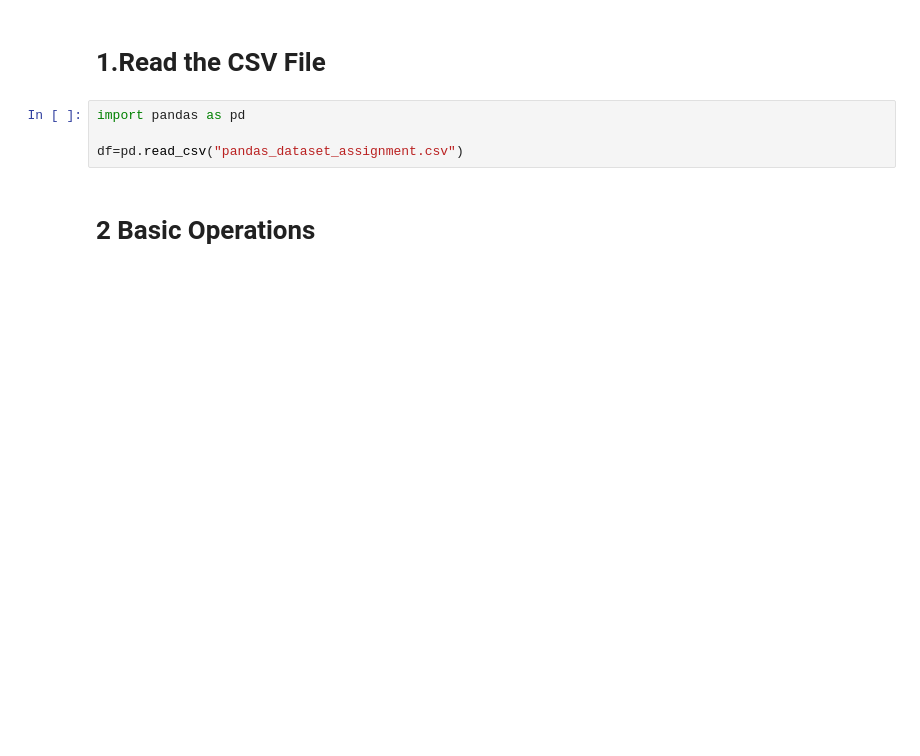
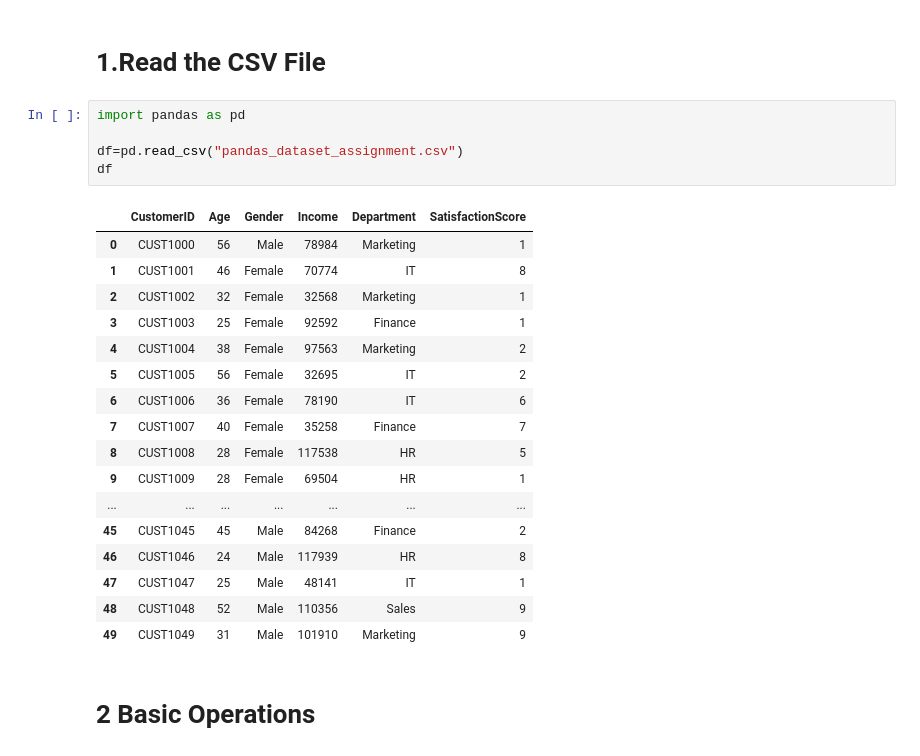
Before and after one commit to nirmalkr2003/Data-Science, a Jupyter notebook: Assignments/assignment7.ipynb, the cells around one changed output. Drawn from its saved outputs; the diff is of its cells as text; blank space fills up the shorter version.

```diff
--- a/Assignments/assignment7.ipynb
+++ b/Assignments/assignment7.ipynb
@@ -3,7 +3,26 @@
 # %%
 import pandas as pd
 
 df=pd.read_csv("pandas_dataset_assignment.csv")
+df
+# %% [output]
+|  | CustomerID | Age | Gender | Income | Department | SatisfactionScore |
+| 0 | CUST1000 | 56 | Male | 78984 | Marketing | 1 |
+| 1 | CUST1001 | 46 | Female | 70774 | IT | 8 |
+| 2 | CUST1002 | 32 | Female | 32568 | Marketing | 1 |
+| 3 | CUST1003 | 25 | Female | 92592 | Finance | 1 |
+| 4 | CUST1004 | 38 | Female | 97563 | Marketing | 2 |
+| 5 | CUST1005 | 56 | Female | 32695 | IT | 2 |
+| 6 | CUST1006 | 36 | Female | 78190 | IT | 6 |
+| 7 | CUST1007 | 40 | Female | 35258 | Finance | 7 |
+| 8 | CUST1008 | 28 | Female | 117538 | HR | 5 |
+| 9 | CUST1009 | 28 | Female | 69504 | HR | 1 |
+| ... | ... | ... | ... | ... | ... | ... |
+| 45 | CUST1045 | 45 | Male | 84268 | Finance | 2 |
+| 46 | CUST1046 | 24 | Male | 117939 | HR | 8 |
+| 47 | CUST1047 | 25 | Male | 48141 | IT | 1 |
+| 48 | CUST1048 | 52 | Male | 110356 | Sales | 9 |
+| 49 | CUST1049 | 31 | Male | 101910 | Marketing | 9 |
 # %% [markdown]
 # 2 Basic Operations
 # %%
```
